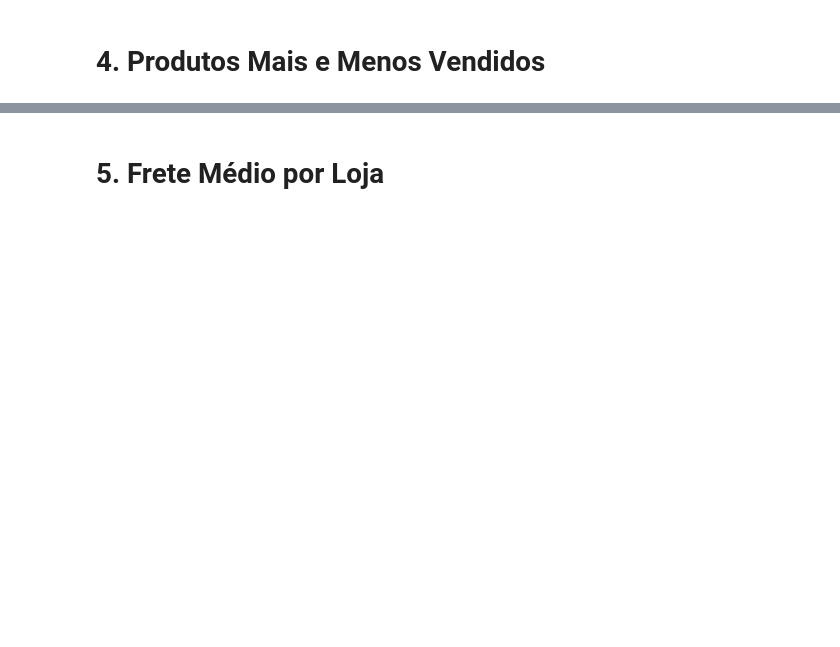
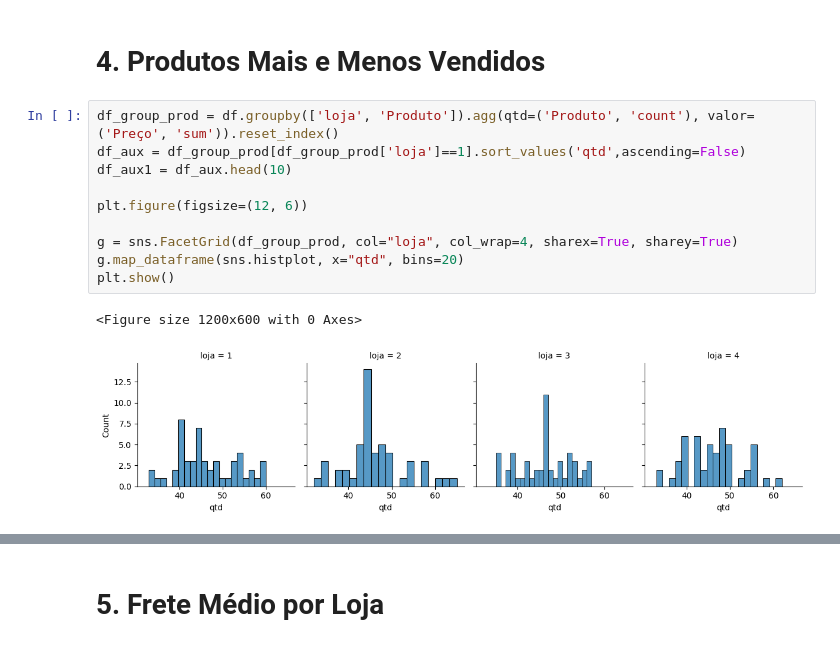
Before and after one commit to emilibohrer/alura_store, a Jupyter notebook: AluraStoreBr.ipynb, the cells around one changed output, grey strips where cells are left out. Cells and saved outputs as stored; diff of their text form; blank space fills up the shorter version.

```diff
--- a/AluraStoreBr.ipynb
+++ b/AluraStoreBr.ipynb
@@ -411,2 +471,15 @@ plt.show()
 # %% [markdown]
 # 4. Produtos Mais e Menos Vendidos
+# %%
+df_group_prod = df.groupby(['loja', 'Produto']).agg(qtd=('Produto', 'count'), valor=('Preço', 'sum')).reset_index()
+df_aux = df_group_prod[df_group_prod['loja']==1].sort_values('qtd',ascending=False)
+df_aux1 = df_aux.head(10)
+
+plt.figure(figsize=(12, 6))
+
+g = sns.FacetGrid(df_group_prod, col="loja", col_wrap=4, sharex=True, sharey=True)
+g.map_dataframe(sns.histplot, x="qtd", bins=20)
+plt.show()
+# %% [output]
+<Figure size 1200x600 with 0 Axes>
+[figure, added]
```
Also changed, not shown: parts of 25 cells of this notebook.
